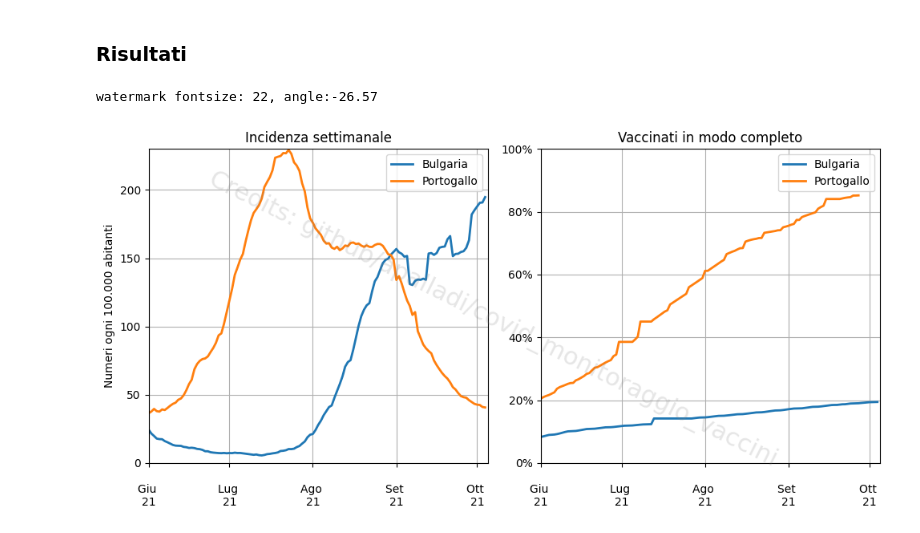
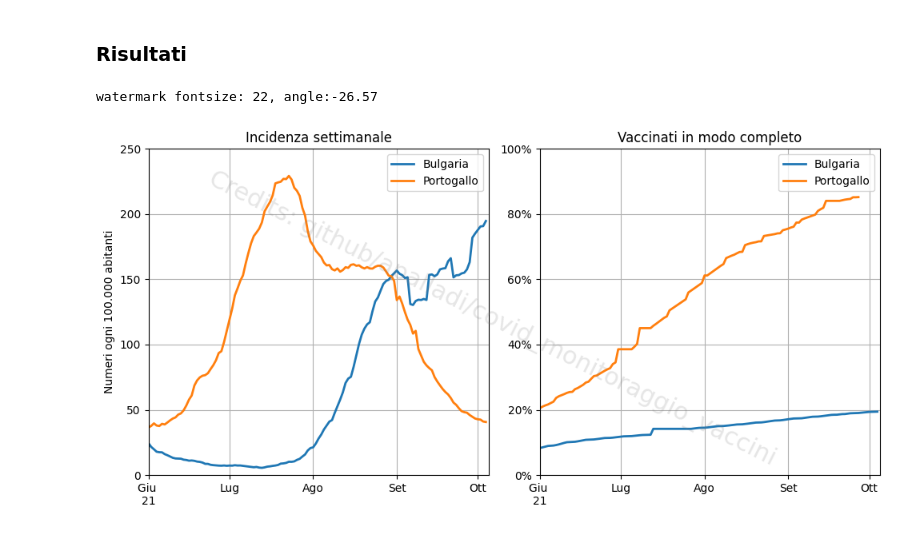
Before and after one commit to apalladi/covid_vaccini_monitoraggio, a Jupyter notebook: Notebooks/confronti_internazionali.ipynb, the cells around one changed output. Drawn from its saved outputs; the diff is of its cells as text; code cells hidden in the pictures.

```diff
--- a/Notebooks/confronti_internazionali.ipynb
+++ b/Notebooks/confronti_internazionali.ipynb
@@ -97,7 +97,7 @@ abitanti_nazioni = [6.883, 10.159]
 # %%
 plt.style.use('default')
 x_date = ['2021-06-01', '2021-07-01', '2021-08-01', '2021-09-01', '2021-10-01']
-x_label = ['\nGiu \n21', '\nLug \n21', '\nAgo \n21', '\nSet \n21', '\nOtt \n21']
+x_label = ['Giu \n21', 'Lug', 'Ago', 'Set', 'Ott']
 fig, axes = plt.subplots(nrows=1, ncols=2, figsize=(10, 5))
 
 
@@ -105,37 +105,37 @@ for i in range(len(nomi_nazioni)):
     (7/(abitanti_nazioni[i]*10)*get_epidemic_data(nomi_nazioni[i])['Daily cases (avg 7 days)']).plot(ax=axes[0],
                                                                 label=label_nazioni[i], linewidth=2)
 axes[0].set_xlim('2021-06-01', '2021-10-5')
-axes[0].set_ylim(0, 230)
+axes[0].set_ylim(0, 250)
 axes[0].set_title('Incidenza settimanale')
 axes[0].set_ylabel('Numeri ogni 100.000 abitanti')
 axes[0].set_xlabel('')
 axes[0].set_xticks(x_date)
 axes[0].set_xticklabels(x_label)
 axes[0].legend()
 axes[0].grid()
 axes[0].minorticks_off()
 
 
 for i in range(len(nomi_nazioni)):
     get_vaccine_data(nomi_nazioni[i])['% fully vaccinated'].plot(ax=axes[1],
                                                     label=label_nazioni[i], linewidth=2)
 axes[1].set_xlim('2021-06-01', '2021-10-5')
 axes[1].set_ylim(0, 100)
 axes[1].set_yticks(np.arange(0, 101, 20))
 axes[1].set_yticklabels(['0%', '20%', '40%', '60%', '80%', '100%'])
 axes[1].set_title('Vaccinati in modo completo')
 axes[1].set_xlabel('')
 axes[1].set_xticks(x_date)
 axes[1].set_xticklabels(x_label),
 axes[1].legend()
 axes[1].grid()
 axes[1].minorticks_off()
 
 add_watermark(fig)
 
 plt.tight_layout()
 plt.savefig('../risultati/confronto_nazioni_epidemia-vaccino.png', dpi=300)
 plt.show()
 # %% [output]
 watermark fontsize: 22, angle:-26.57
-[figure, old version]
+[figure, new version]
```
Also changed, not shown: 1 other file.
